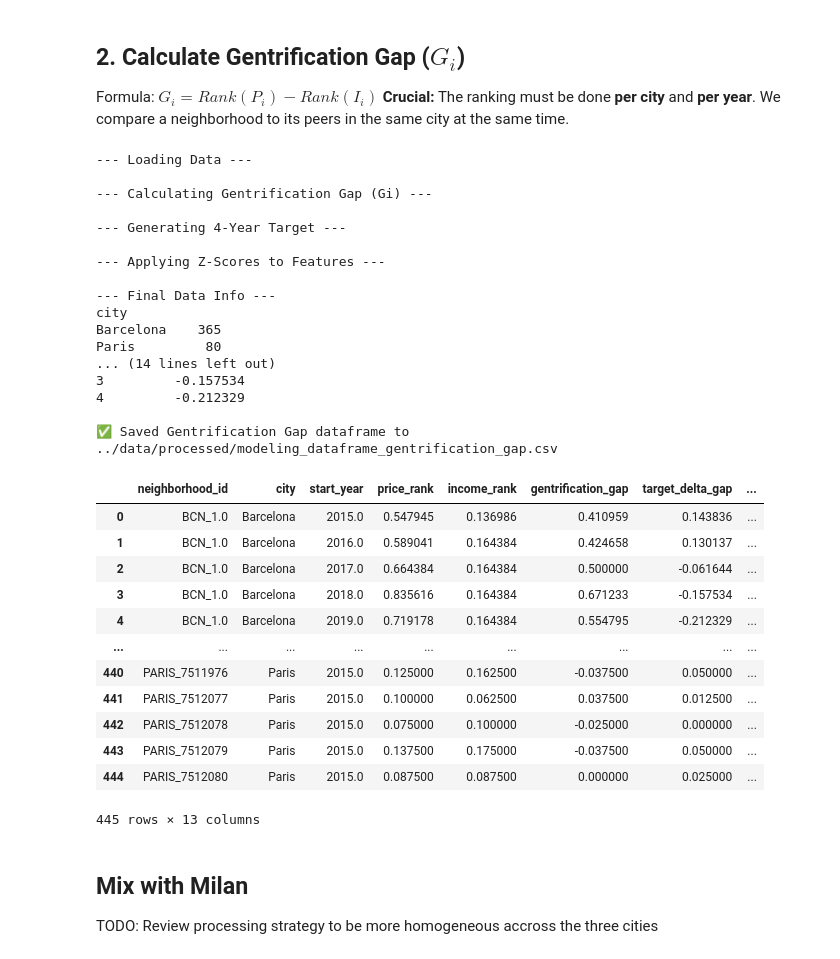
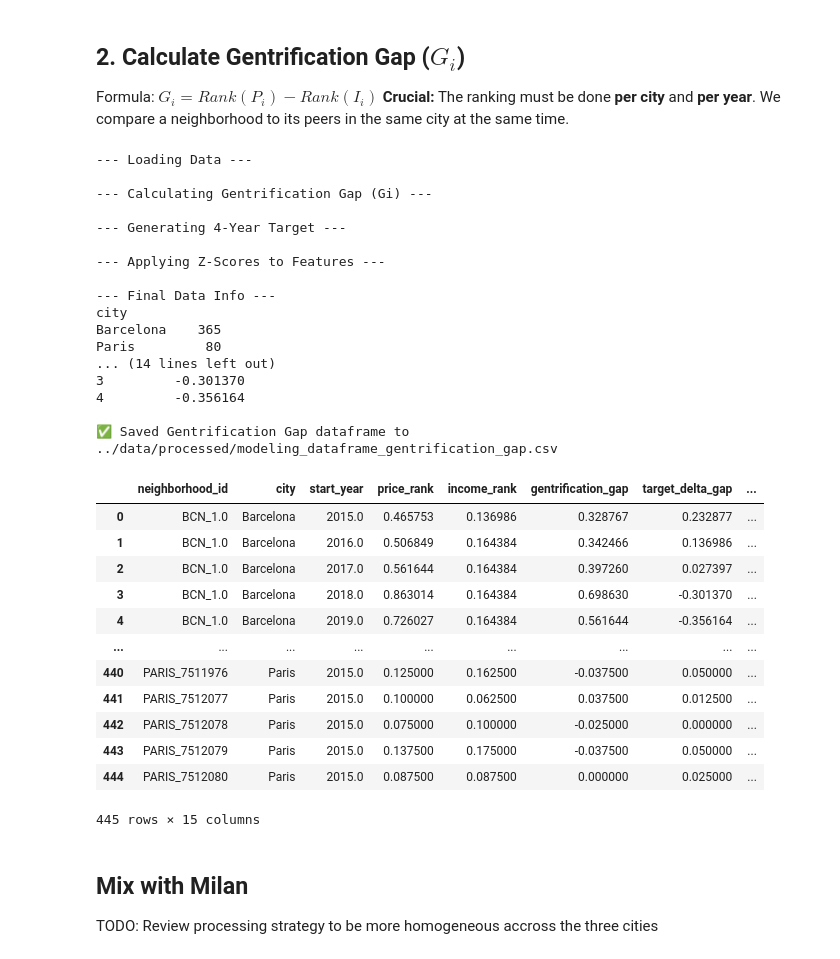
Before and after one commit to Androm3d/DALAS-gentrification-analysis, a Jupyter notebook: notebooks/data_processing.ipynb, the cells around one changed output. Cells and saved outputs as stored; diff of their text form; code cells hidden in the pictures.

Commit message:
rent things

```diff
--- a/notebooks/data_processing.ipynb
+++ b/notebooks/data_processing.ipynb
@@ -94,24 +94,44 @@ Formula: $G_i = Rank(P_i) - Rank(I_i)$
 **Crucial:** The ranking must be done **per city** and **per year**.
 We compare a neighborhood to its peers in the same city at the same time.
 # %%
-# --- Main Processing ---
+# --- Main Processing (Barcelona & Paris Only) ---
+
+# 0. Configuration
+# Ensure Rent is in the feature list so it gets Z-scored
+FEATURE_COLS = [
+    'population_density',
+    'pct_higher_education',
+    'pct_young_adults',
+    'median_household_income',
+    'median_price_per_m2',
+    'median_rent_per_m2',
+    'is_rent_imputed',
+    'is_price_imputed'
+]
 
 # 1. Load Data
 print("--- Loading Data ---")
 df_bcn = load_and_prep(BARCELONA_PATH, "Barcelona")
 df_par = load_and_prep(PARIS_PATH, "Paris")
 
-# Only combine Barcelona and Paris for Gentrification Gap calculation, as Milan data is already processed
+# Only combine Barcelona and Paris for Gentrification Gap calculation
+# (Milan is already processed and will be merged in the NEXT step/notebook)
 master_df = pd.concat([df_bcn, df_par], ignore_index=True)
 
-# 2. Calculate Gentrification Gap (The "Milan" Logic)
+# 2. Calculate Gentrification Gap (The "Sales-Only" Logic)
 print("\n--- Calculating Gentrification Gap (Gi) ---")
 
 # A. Compute Ranks (Pi and Ii)
+# This function calculates 'sales_rank' and 'rent_rank'
 master_df = calculate_percentile_ranks(master_df)
 
+# --- THE FIX: Force Price Rank to be SALES ONLY ---
+# We overwrite the 'price_rank' (which might be an average) with strictly 'sales_rank'.
+# This ensures the Target (Gi) is purely about Sales Affordability.
+master_df['price_rank'] = master_df['sales_rank']
+# --------------------------------------------------
+
 # B. Compute Gap (Gi = Pi - Ii)
-# Positive Gap = Prices are higher ranked than Incomes (Unaffordability/Gentrification Pressure)
 master_df['gentrification_gap'] = master_df['price_rank'] - master_df['income_rank']
 
 # 3. Generate 4-Year Target (Delta Gap)
@@ -124,74 +144,74 @@ merged_df = master_df.merge(
     left_on=['neighborhood_id', 'target_year'],
     right_on=['neighborhood_id', 'year'],
     suffixes=('', '_future'),
-    how='inner' # Drops rows that don't have a future match (e.g. 2022)
+    how='inner'
 )
 
 # Calculate Target: Change in Gap over 4 years
 merged_df['target_delta_gap'] = merged_df['gentrification_gap_future'] - merged_df['gentrification_gap']
 
 # 4. Z-Score Normalization (For Features only)
-# Even though we use Ranks for the target, the RF model still benefits from standardized input features
 print("\n--- Applying Z-Scores to Features ---")
+# This will now create 'z_median_rent_per_m2' because we added it to FEATURE_COLS
 for col in FEATURE_COLS:
-    merged_df[f'z_{col}'] = merged_df.groupby(['city', 'year'])[col].transform(
-        lambda x: (x - x.mean()) / x.std()
-    )
+    if col in merged_df.columns:
+        merged_df[f'z_{col}'] = merged_df.groupby(['city', 'year'])[col].transform(
+            lambda x: (x - x.mean()) / x.std()
+        )
 
 # 5. Final Selection
-# We keep metadata, Z-scored features, Ranks, Current Gap, and the Target Delta
 final_cols = [
     'neighborhood_id', 'city', 'year',          # Metadata
-    'price_rank', 'income_rank',                # The components
+    'price_rank', 'income_rank',                # The components (Sales Rank)
     'gentrification_gap',                       # The State at T (Gi)
     'target_delta_gap'                          # The Target (Change in Gi)
-] + [f'z_{c}' for c in FEATURE_COLS]            # The Input Features (X)
+] + [f'z_{c}' for c in FEATURE_COLS if f'z_{c}' in merged_df.columns]
 
 model_df = merged_df[final_cols].copy()
 model_df.rename(columns={'year': 'start_year'}, inplace=True)
 
 # 6. Save
 print("\n--- Final Data Info ---")
 print(model_df.groupby('city')['start_year'].count())
-print("\nSample Rows (Milan-style):")
-print(model_df[['neighborhood_id', 'start_year', 'price_rank', 'income_rank', 'gentrification_gap', 'target_delta_gap']].head())
+print("\nSample Rows:")
+print(model_df[['neighborhood_id', 'start_year', 'price_rank', 'gentrification_gap', 'target_delta_gap']].head())
 
 output_dir = Path(OUTPUT_PATH).parent
 output_dir.mkdir(parents=True, exist_ok=True)
 model_df.to_csv(OUTPUT_PATH, index=False)
 print(f"\n✅ Saved Gentrification Gap dataframe to {OUTPUT_PATH}")
 model_df
 # %% [output]
 --- Loading Data ---
 
 --- Calculating Gentrification Gap (Gi) ---
 
 --- Generating 4-Year Target ---
 
 --- Applying Z-Scores to Features ---
 
 --- Final Data Info ---
 city
 Barcelona    365
 Paris         80
 ... (14 lines left out)
-3         -0.157534
-4         -0.212329
+3         -0.301370
+4         -0.356164
 
 ✅ Saved Gentrification Gap dataframe to ../data/processed/modeling_dataframe_gentrification_gap.csv
 |  | neighborhood_id | city | start_year | price_rank | income_rank | gentrification_gap | target_delta_gap | ... |
-| 0 | BCN_1.0 | Barcelona | 2015.0 | 0.547945 | 0.136986 | 0.410959 | 0.143836 | ... |
-| 1 | BCN_1.0 | Barcelona | 2016.0 | 0.589041 | 0.164384 | 0.424658 | 0.130137 | ... |
-| 2 | BCN_1.0 | Barcelona | 2017.0 | 0.664384 | 0.164384 | 0.500000 | -0.061644 | ... |
-| 3 | BCN_1.0 | Barcelona | 2018.0 | 0.835616 | 0.164384 | 0.671233 | -0.157534 | ... |
-| 4 | BCN_1.0 | Barcelona | 2019.0 | 0.719178 | 0.164384 | 0.554795 | -0.212329 | ... |
+| 0 | BCN_1.0 | Barcelona | 2015.0 | 0.465753 | 0.136986 | 0.328767 | 0.232877 | ... |
+| 1 | BCN_1.0 | Barcelona | 2016.0 | 0.506849 | 0.164384 | 0.342466 | 0.136986 | ... |
+| 2 | BCN_1.0 | Barcelona | 2017.0 | 0.561644 | 0.164384 | 0.397260 | 0.027397 | ... |
+| 3 | BCN_1.0 | Barcelona | 2018.0 | 0.863014 | 0.164384 | 0.698630 | -0.301370 | ... |
+| 4 | BCN_1.0 | Barcelona | 2019.0 | 0.726027 | 0.164384 | 0.561644 | -0.356164 | ... |
 | ... | ... | ... | ... | ... | ... | ... | ... | ... |
 | 440 | PARIS_7511976 | Paris | 2015.0 | 0.125000 | 0.162500 | -0.037500 | 0.050000 | ... |
 | 441 | PARIS_7512077 | Paris | 2015.0 | 0.100000 | 0.062500 | 0.037500 | 0.012500 | ... |
 | 442 | PARIS_7512078 | Paris | 2015.0 | 0.075000 | 0.100000 | -0.025000 | 0.000000 | ... |
 | 443 | PARIS_7512079 | Paris | 2015.0 | 0.137500 | 0.175000 | -0.037500 | 0.050000 | ... |
 | 444 | PARIS_7512080 | Paris | 2015.0 | 0.087500 | 0.087500 | 0.000000 | 0.025000 | ... |
-445 rows × 13 columns
+445 rows × 15 columns
 # %% [markdown]
 ## Mix with Milan
 TODO: Review processing strategy to be more homogeneous accross the three cities
```
Also changed, not shown: 10 other files.
